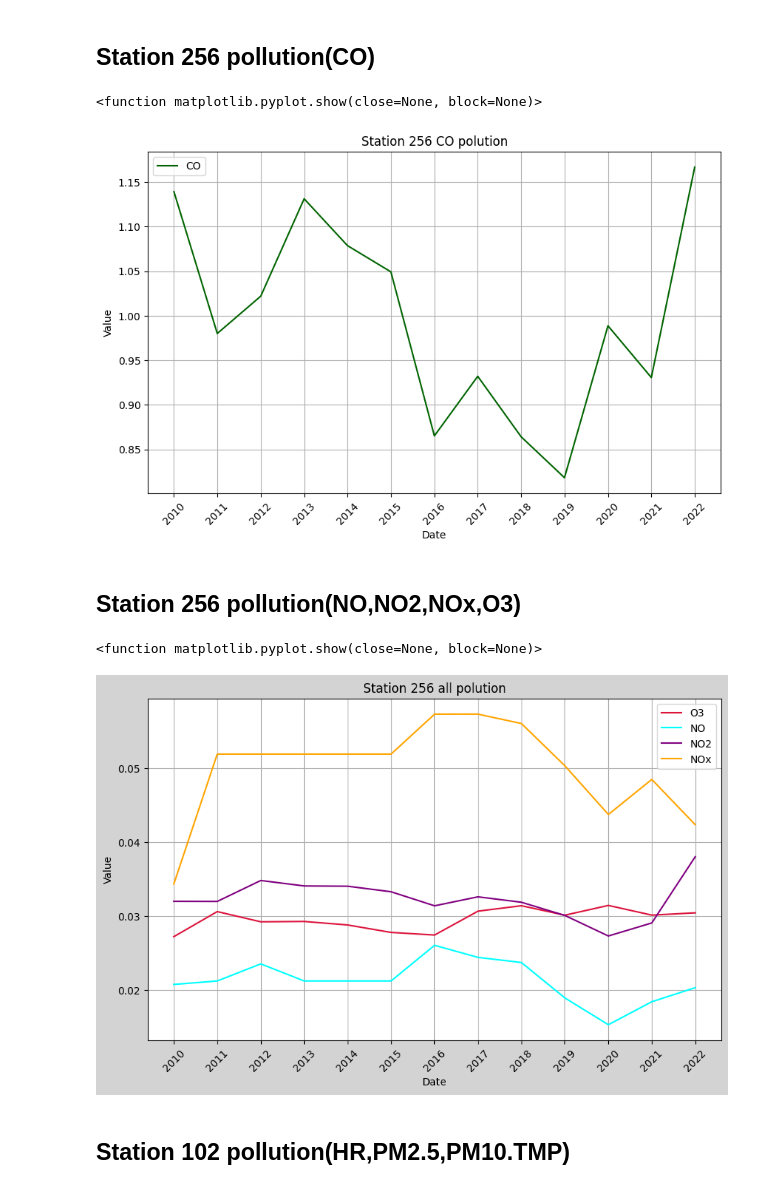
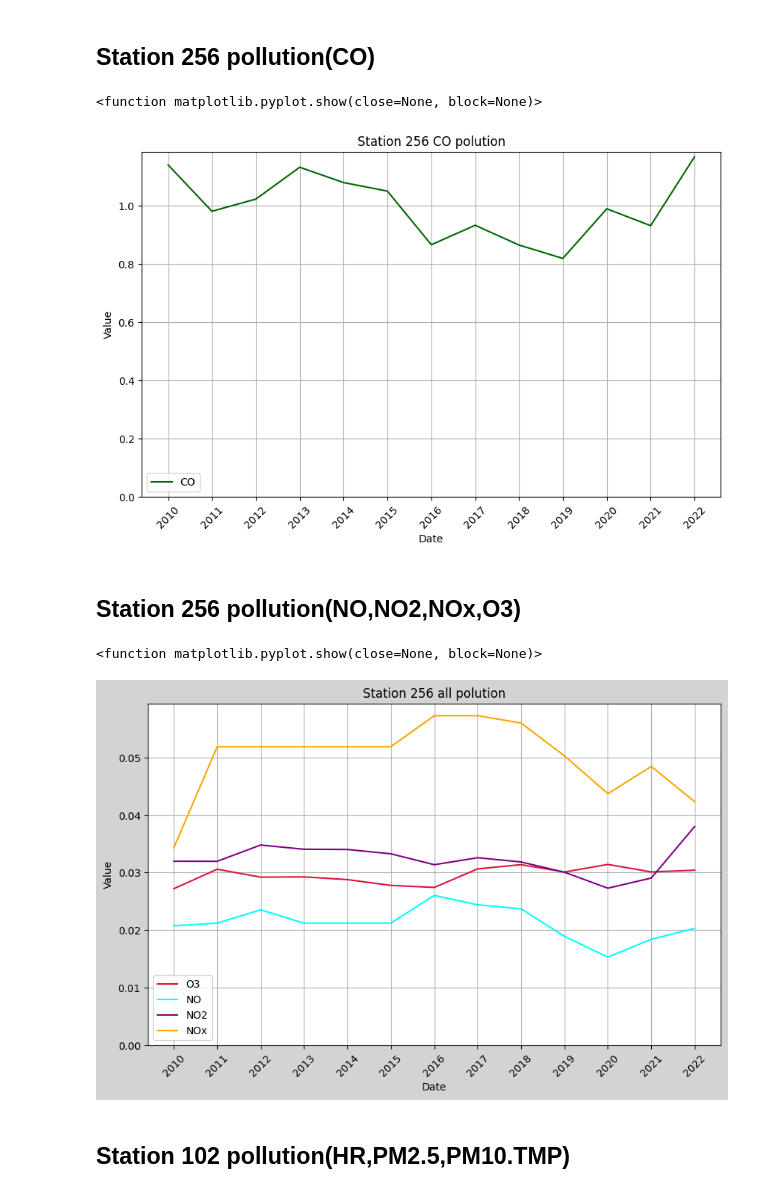
Before and after one commit to 4KV6/Data-Analysis-Project, a Jupyter notebook: code/3visualization.ipynb, the cells around one changed output. Saved outputs shown, nothing was run; the diff lists cells and outputs as text; code cells hidden in the pictures.

```diff
--- a/code/3visualization.ipynb
+++ b/code/3visualization.ipynb
@@ -121,44 +124,46 @@ plt.ylabel('Value')
 plt.title('Station 256 CO polution')
 plt.legend()
 plt.grid(True)
+plt.ylim(ymin=0)
 plt.show
 # %% [output]
 <function matplotlib.pyplot.show(close=None, block=None)>
-[figure, old version]
+[figure, new version]
 # %% [markdown]
 ## Station 256 pollution(NO,NO2,NOx,O3)
 # %%
 import pandas as pd
 import matplotlib.pyplot as plt
 from matplotlib.dates import YearLocator
 
 data = pd.read_csv('../data/data_hourly_clean_daily.csv')
 data["datetime"] = pd.to_datetime(data["datetime"])
 
 station256 = data.loc[data["station_id"] == 256].groupby([pd.Grouper(freq="Y", key="datetime")]).mean()
 NO_256_data = station256['NO']
 NO2_256_data = station256['NO2']
 NOx_256_data = station256['NOx']
 O3_256_data = station256['O3']
 fig, ax = plt.subplots(figsize=(10, 6))
 ax = plt.gca()
 fig.set_facecolor('lightgrey')
 
 plt.plot(O3_256_data.index, O3_256_data, label='O3', color='crimson')
 plt.plot(NO_256_data.index, NO_256_data, label='NO', color='cyan')
 plt.plot(NO2_256_data.index, NO2_256_data, label='NO2', color='purple')
 plt.plot(NOx_256_data.index, NOx_256_data, label='NOx', color='orange')
 years = NO_256_data.index.year
 plt.xticks(NO_256_data.index, years, rotation=45)
 plt.xlabel('Date')
 plt.ylabel('Value')
 plt.title('Station 256 all polution')
 plt.legend()
 plt.grid(True)
+plt.ylim(ymin=0)
 plt.show
 # %% [output]
 <function matplotlib.pyplot.show(close=None, block=None)>
-[figure, old version]
+[figure, new version]
 # %% [markdown]
 ## Station 102 pollution(HR,PM2.5,PM10.TMP)
 # %%
```
Also changed, not shown: parts of 12 cells of this notebook, 1 other file.
